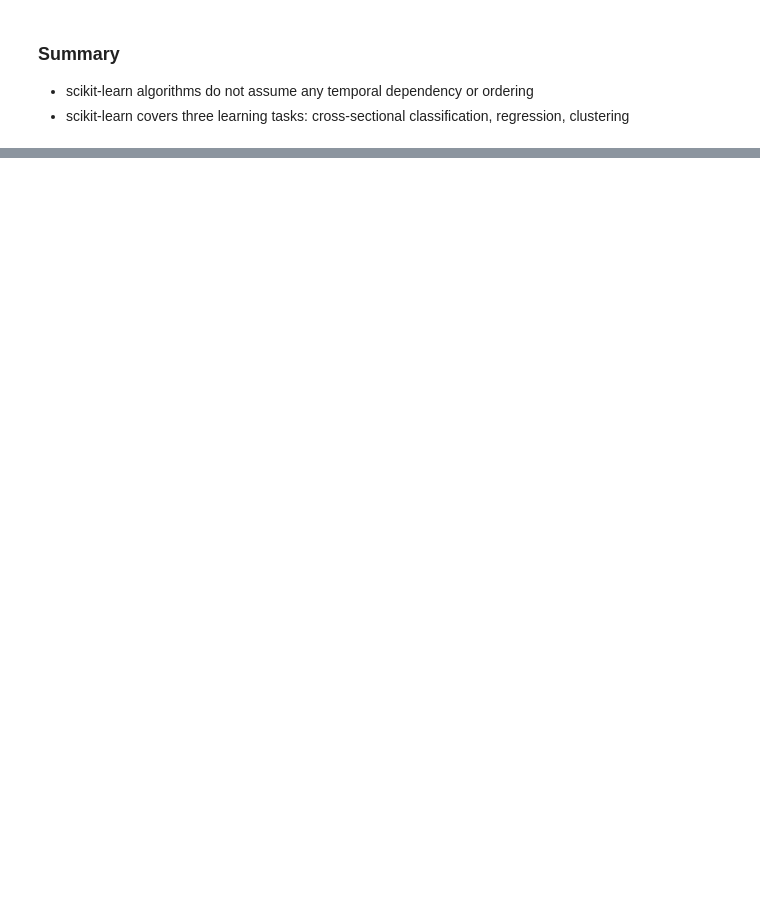
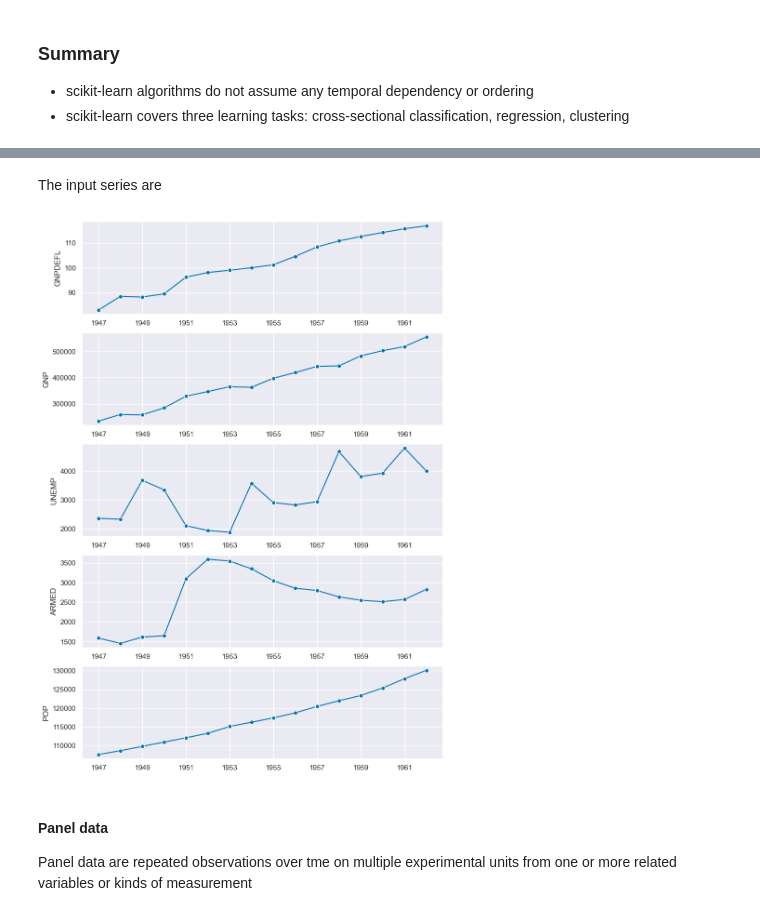
Before and after one commit to Edoch94/sktime-notes, a Jupyter notebook: intro_ML_with_TS.ipynb, the cells around one changed output, grey strips where cells are left out. Saved outputs shown, nothing was run; the diff lists cells and outputs as text; code cells hidden in the pictures; blank space fills up the shorter version.

```diff
--- a/intro_ML_with_TS.ipynb
+++ b/intro_ML_with_TS.ipynb
@@ -134,0 +170,12 @@ mean_squared_error(y_test,y_pred)
+# %% [markdown]
+The input series are
+# %%
+ps_fig, ps_ax = plt.subplots(5,1,figsize=(10,15))
+
+for i,column in enumerate(X.columns):
+    plot_series(X[column],ax=ps_ax[i])
+# %% [output]
+[figure, added]
+# %% [markdown]
+#### Panel data
+Panel data are repeated observations over tme on multiple experimental units from one or more related variables or kinds of measurement
```
Also changed, not shown: parts of 15 cells of this notebook, 1 other file.
